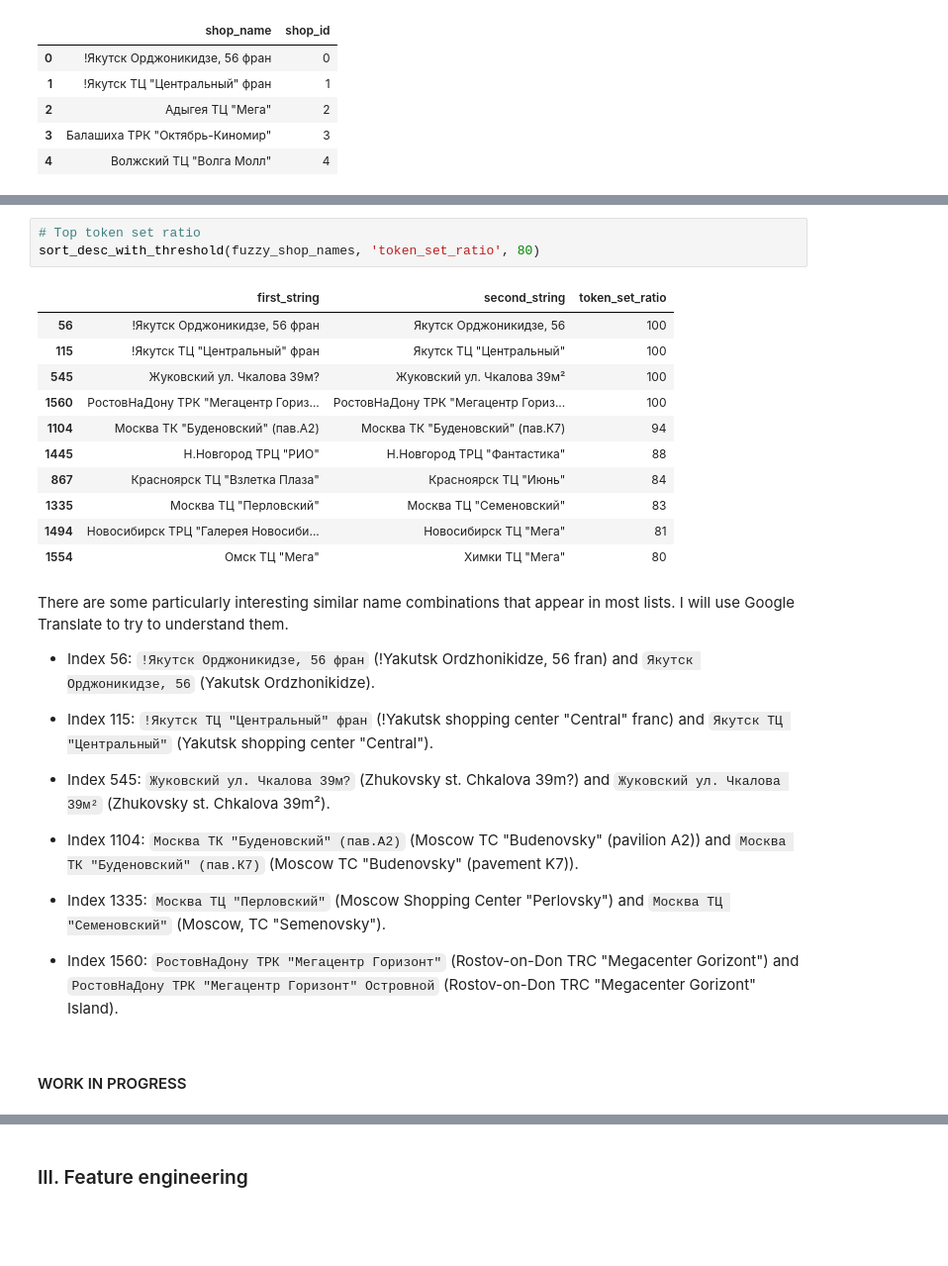
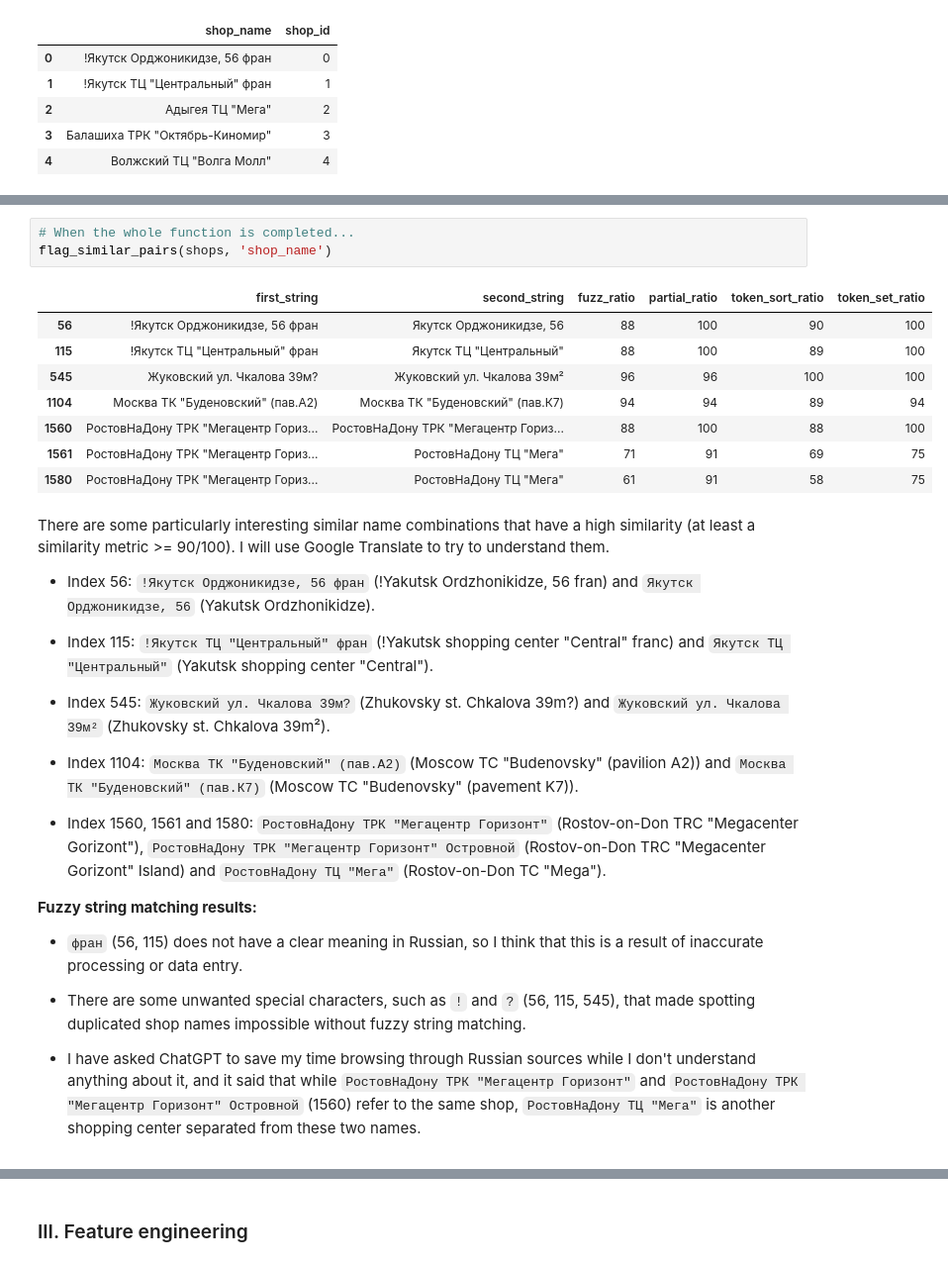
Before and after one commit to thaianle/future-sales-prediction, a Jupyter notebook: 02_modeling.ipynb, the cells around one changed output, grey strips where cells are left out. Shown: that part at 99% size. Saved outputs shown, nothing was run; the diff lists cells and outputs as text; blank space fills up the shorter version.

````diff
--- a/02_modeling.ipynb
+++ b/02_modeling.ipynb
@@ -373,20 +379,17 @@ sort_desc_with_threshold(fuzzy_shop_names, 'token_sort_ratio', 80)
-# %%
-# Top token set ratio
-sort_desc_with_threshold(fuzzy_shop_names, 'token_set_ratio', 80)
-# %% [output]
-|  | first_string | second_string | token_set_ratio |
-| 56 | !Якутск Орджоникидзе, 56 фран | Якутск Орджоникидзе, 56 | 100 |
-| 115 | !Якутск ТЦ "Центральный" фран | Якутск ТЦ "Центральный" | 100 |
-| 545 | Жуковский ул. Чкалова 39м? | Жуковский ул. Чкалова 39м² | 100 |
-| 1560 | РостовНаДону ТРК "Мегацентр Гориз... | РостовНаДону ТРК "Мегацентр Гориз... | 100 |
-| 1104 | Москва ТК "Буденовский" (пав.А2) | Москва ТК "Буденовский" (пав.К7) | 94 |
-| 1445 | Н.Новгород ТРЦ "РИО" | Н.Новгород ТРЦ "Фантастика" | 88 |
-| 867 | Красноярск ТЦ "Взлетка Плаза" | Красноярск ТЦ "Июнь" | 84 |
-| 1335 | Москва ТЦ "Перловский" | Москва ТЦ "Семеновский" | 83 |
-| 1494 | Новосибирск ТРЦ "Галерея Новосиби... | Новосибирск ТЦ "Мега" | 81 |
-| 1554 | Омск ТЦ "Мега" | Химки ТЦ "Мега" | 80 |
+# %%
+# When the whole function is completed...
+flag_similar_pairs(shops, 'shop_name')
+# %% [output]
+|  | first_string | second_string | fuzz_ratio | partial_ratio | token_sort_ratio | token_set_ratio |
+| 56 | !Якутск Орджоникидзе, 56 фран | Якутск Орджоникидзе, 56 | 88 | 100 | 90 | 100 |
+| 115 | !Якутск ТЦ "Центральный" фран | Якутск ТЦ "Центральный" | 88 | 100 | 89 | 100 |
+| 545 | Жуковский ул. Чкалова 39м? | Жуковский ул. Чкалова 39м² | 96 | 96 | 100 | 100 |
+| 1104 | Москва ТК "Буденовский" (пав.А2) | Москва ТК "Буденовский" (пав.К7) | 94 | 94 | 89 | 94 |
+| 1560 | РостовНаДону ТРК "Мегацентр Гориз... | РостовНаДону ТРК "Мегацентр Гориз... | 88 | 100 | 88 | 100 |
+| 1561 | РостовНаДону ТРК "Мегацентр Гориз... | РостовНаДону ТЦ "Мега" | 71 | 91 | 69 | 75 |
+| 1580 | РостовНаДону ТРК "Мегацентр Гориз... | РостовНаДону ТЦ "Мега" | 61 | 91 | 58 | 75 |
 # %% [markdown]
-There are some particularly interesting similar name combinations that appear in most lists. I will use Google Translate to try to understand them.
+There are some particularly interesting similar name combinations that have a high similarity (at least a similarity metric >= 90/100). I will use Google Translate to try to understand them.
 
 - Index 56: ```!Якутск Орджоникидзе, 56 фран``` (!Yakutsk Ordzhonikidze, 56 fran) and ```Якутск Орджоникидзе, 56``` (Yakutsk Ordzhonikidze).
 
@@ -396,8 +399,12 @@ There are some particularly interesting similar name combinations that appear in
 
 - Index 1104: ```Москва ТК "Буденовский" (пав.А2)``` (Moscow TC "Budenovsky" (pavilion A2)) and ```Москва ТК "Буденовский" (пав.К7)``` (Moscow TC "Budenovsky" (pavement K7)).
 
-- Index 1335: ```Москва ТЦ "Перловский"``` (Moscow Shopping Center "Perlovsky") and ```Москва ТЦ "Семеновский"``` (Moscow, TC "Semenovsky").
+- Index 1560, 1561 and 1580: ```РостовНаДону ТРК "Мегацентр Горизонт"``` (Rostov-on-Don TRC "Megacenter Gorizont"), ```РостовНаДону ТРК "Мегацентр Горизонт" Островной``` (Rostov-on-Don TRC "Megacenter Gorizont" Island) and ```РостовНаДону ТЦ "Мега"``` (Rostov-on-Don TC "Mega").
 
-- Index 1560: ```РостовНаДону ТРК "Мегацентр Горизонт"``` (Rostov-on-Don TRC "Megacenter Gorizont") and ```РостовНаДону ТРК "Мегацентр Горизонт" Островной``` (Rostov-on-Don TRC "Megacenter Gorizont" Island).
+**Fuzzy string matching results:**
+
+- ```фран``` (56, 115) does not have a clear meaning in Russian, so I think that this is a result of inaccurate processing or data entry.
+
+- There are some unwanted special characters, such as ```!``` and ```?``` (56, 115, 545), that made spotting duplicated shop names impossible without fuzzy string matching.
+
+- I have asked ChatGPT to save my time browsing through Russian sources while I don't understand anything about it, and it said that while ```РостовНаДону ТРК "Мегацентр Горизонт"``` and ```РостовНаДону ТРК "Мегацентр Горизонт" Островной``` (1560) refer to the same shop, ```РостовНаДону ТЦ "Мега"``` is another shopping center separated from these two names.
-# %% [markdown]
-#### WORK IN PROGRESS
````
Also changed, not shown: parts of 17 cells of this notebook.
